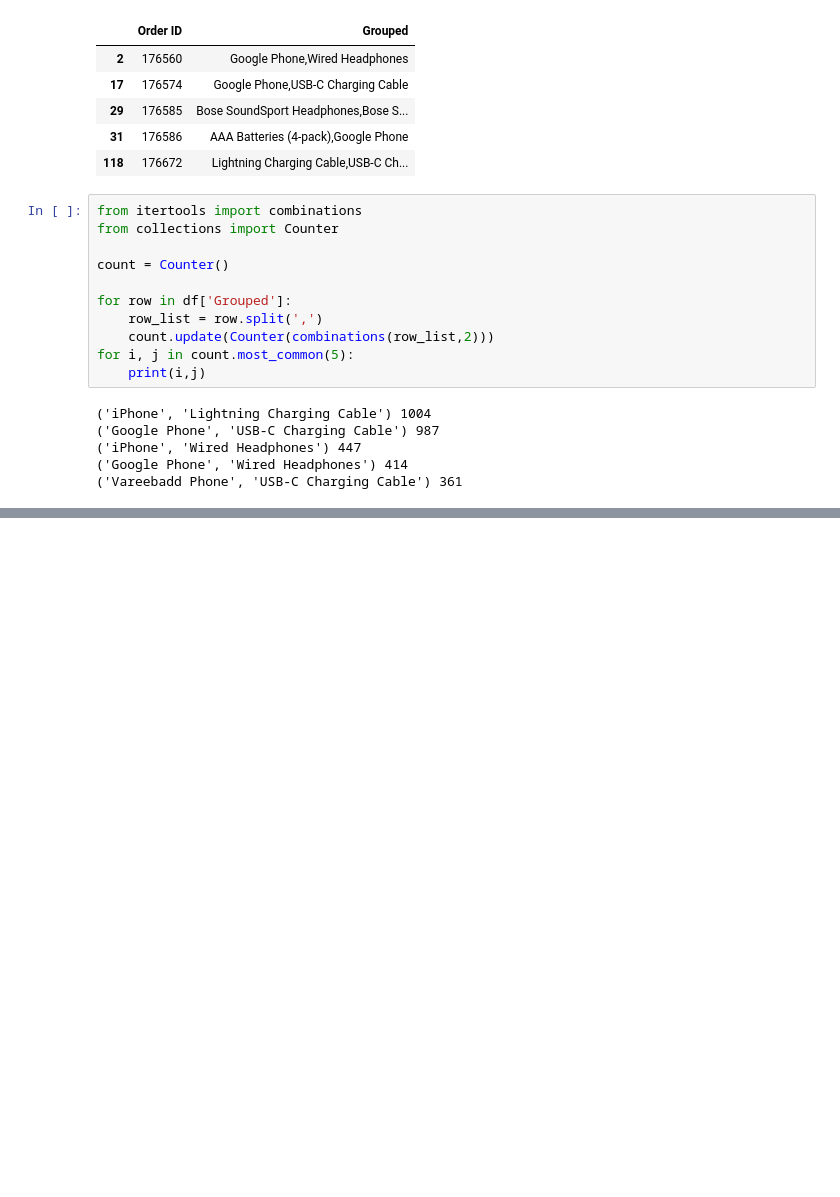
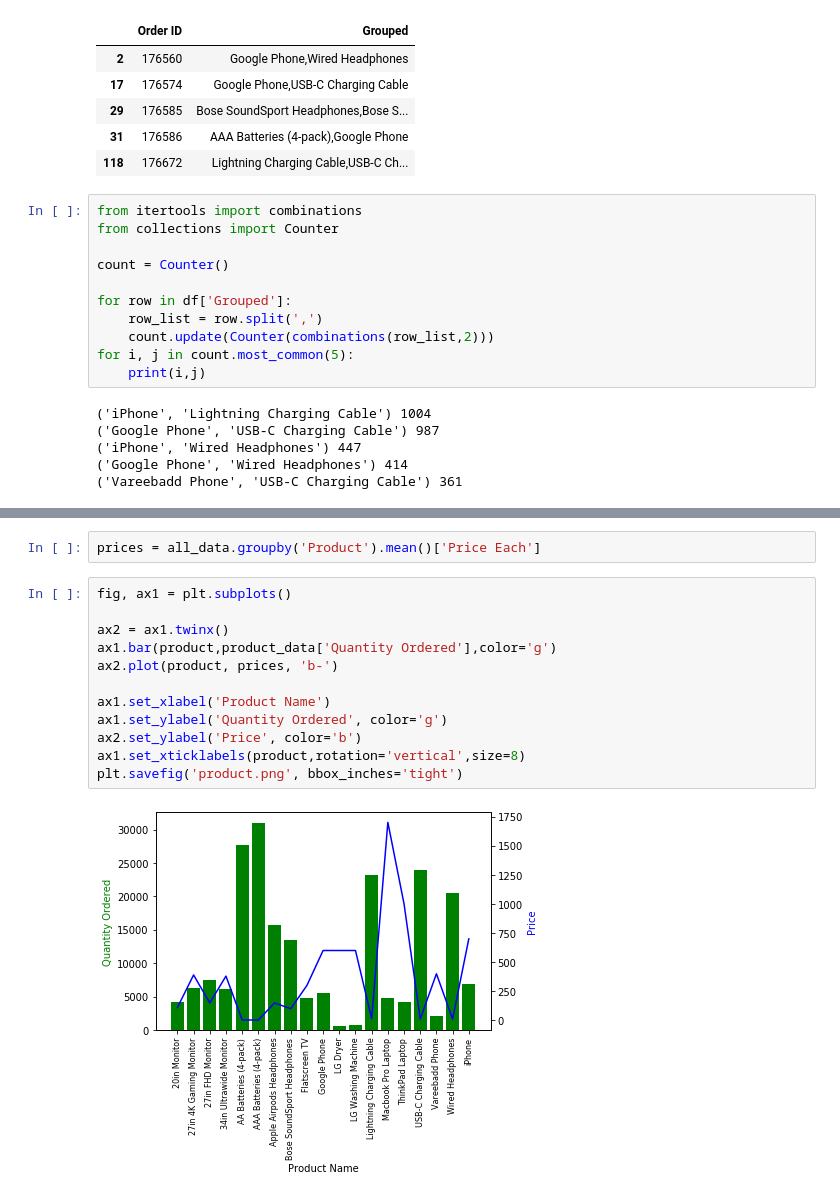
Before and after one commit to bhanu479/Sale-analysis, a Jupyter notebook: SalesAnalysis/Analysis.ipynb, the cells around one changed output, grey strips where cells are left out. Saved outputs shown, nothing was run; the diff lists cells and outputs as text; blank space fills up the shorter version.

```diff
--- a/SalesAnalysis/Analysis.ipynb
+++ b/SalesAnalysis/Analysis.ipynb
@@ -242,0 +279,16 @@ for i, j in count.most_common(5):
+# %%
+prices = all_data.groupby('Product').mean()['Price Each']
+# %%
+fig, ax1 = plt.subplots()
+
+ax2 = ax1.twinx()
+ax1.bar(product,product_data['Quantity Ordered'],color='g')
+ax2.plot(product, prices, 'b-')
+
+ax1.set_xlabel('Product Name')
+ax1.set_ylabel('Quantity Ordered', color='g')
+ax2.set_ylabel('Price', color='b')
+ax1.set_xticklabels(product,rotation='vertical',size=8)
+plt.savefig('product.png', bbox_inches='tight')
+# %% [output]
+[figure, added]
```
Also changed, not shown: parts of 8 cells of this notebook, 5 other files.
